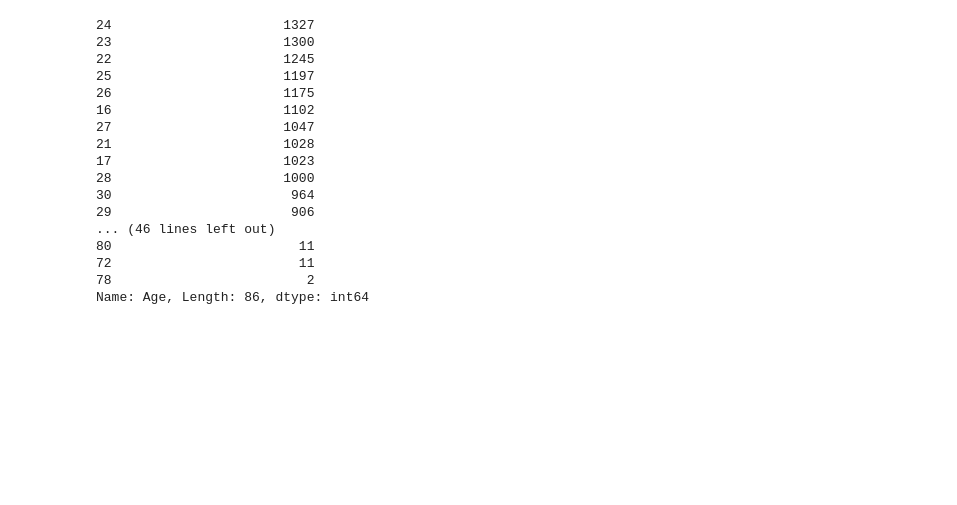
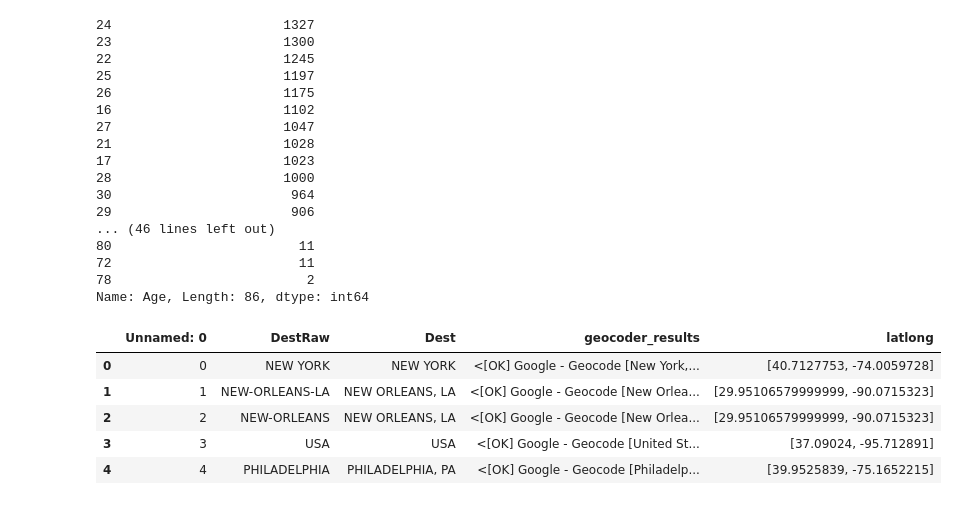
Before and after one commit to courtneysimonse/sicily-immigrants, a Jupyter notebook: Italians_data_exploration.ipynb, the cells around one changed output. Saved outputs shown, nothing was run; the diff lists cells and outputs as text; code cells hidden in the pictures; blank space fills up the shorter version.

```diff
--- a/Italians_data_exploration.ipynb
+++ b/Italians_data_exploration.ipynb
@@ -231,0 +234,12 @@ sicilydf.rename(columns={'CountyofOrigin':'CountryofOrigin'}, inplace=True)
+# %%
+# bring in destinations lat/lng from geocoding notebook
+csv = open('./data/geocode_results.csv')
+dest_df = pd.read_csv(csv)
+dest_df.head()
+# %% [output]
+|  | Unnamed: 0 | DestRaw | Dest | geocoder_results | latlong |
+| 0 | 0 | NEW YORK | NEW YORK | <[OK] Google - Geocode [New York,... | [40.7127753, -74.0059728] |
+| 1 | 1 | NEW-ORLEANS-LA | NEW ORLEANS, LA | <[OK] Google - Geocode [New Orlea... | [29.95106579999999, -90.0715323] |
+| 2 | 2 | NEW-ORLEANS | NEW ORLEANS, LA | <[OK] Google - Geocode [New Orlea... | [29.95106579999999, -90.0715323] |
+| 3 | 3 | USA | USA | <[OK] Google - Geocode [United St... | [37.09024, -95.712891] |
+| 4 | 4 | PHILADELPHIA | PHILADELPHIA, PA | <[OK] Google - Geocode [Philadelp... | [39.9525839, -75.1652215] |
```
Also changed, not shown: parts of 6 cells of this notebook, 2 other files.
